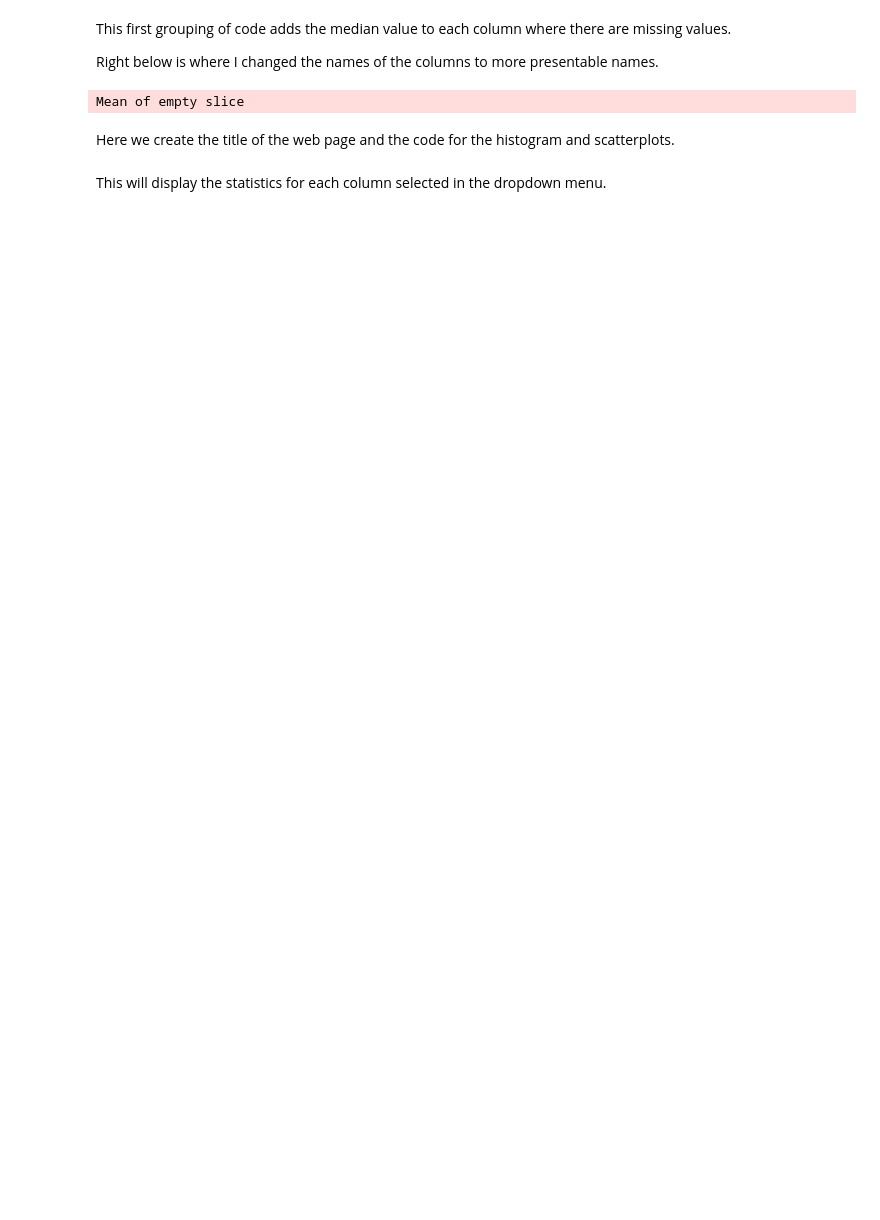
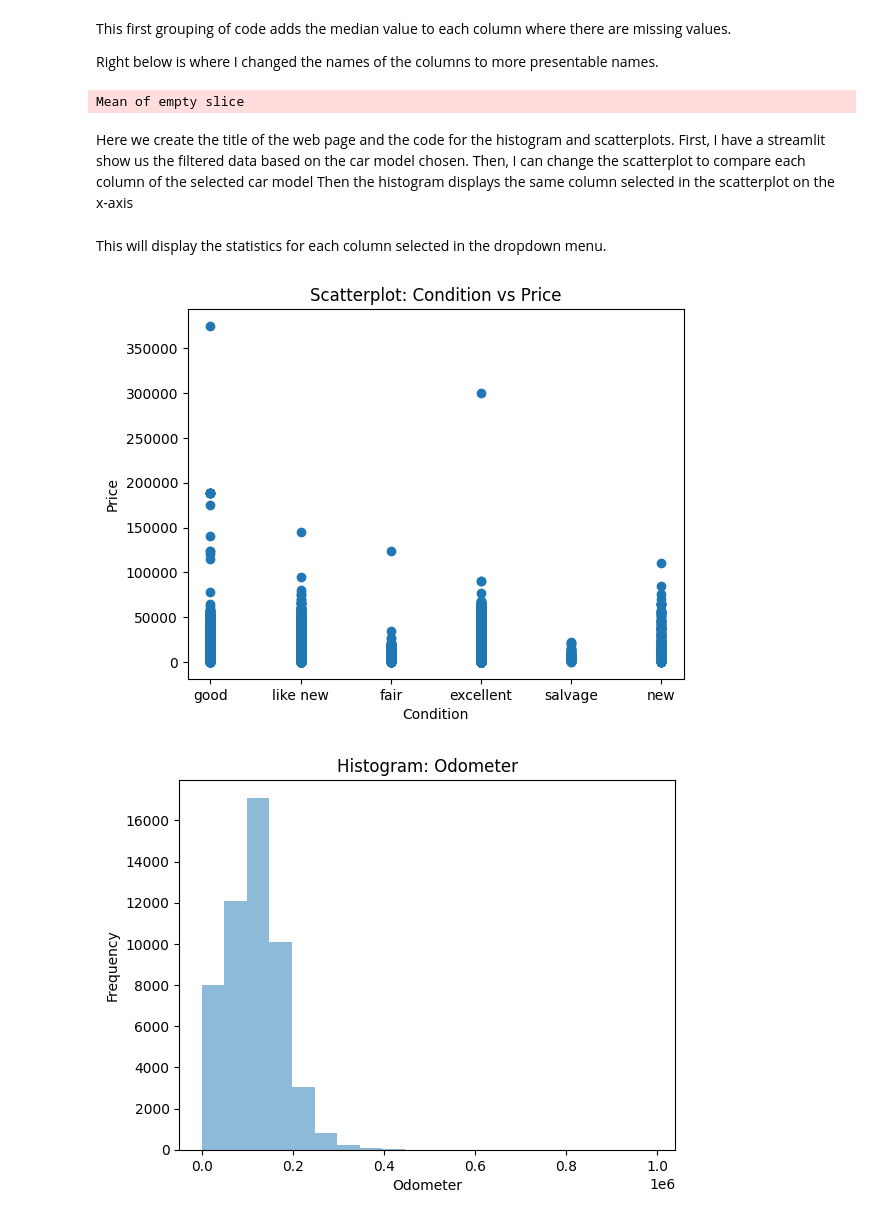
Before and after one commit to ZachLoftin/webapp, a Jupyter notebook: EDA.ipynb, the cells around one changed output. Cells and saved outputs as stored; diff of their text form; code cells hidden in the pictures; blank space fills up the shorter version.

```diff
--- a/EDA.ipynb
+++ b/EDA.ipynb
@@ -34,8 +35,11 @@ new_column_names = {'price': 'Price', 'model_year': 'Model Year', 'model': 'Mode
 vehicle_data.rename(columns=new_column_names, inplace=True)
 # %% [output]
 Mean of empty slice
-# %% [markdown]
-Here we create the title of the web page and the code for the histogram and scatterplots.
+# %% [markdown]
+Here we create the title of the web page and the code for the histogram and scatterplots.
+First, I have a streamlit show us the filtered data based on the car model chosen.
+Then, I can change the scatterplot to compare each column of the selected car model
+Then the histogram displays the same column selected in the scatterplot on the x-axis
 # %%
 st.title('Vehicle Data Analysis Tool')
 
@@ -66,3 +70,17 @@ This will display the statistics for each column selected in the dropdown menu.
 st.write(f"Statistics for {x_column}:")
 
 st.write(vehicle_data[x_column].describe())
+# %%
+plt.scatter(vehicle_data['Condition'], vehicle_data['Price'])
+plt.title('Scatterplot: Condition vs Price')
+plt.xlabel('Condition')
+plt.ylabel('Price')
+plt.show()
+
+vehicle_data['Odometer'].plot.hist(bins=20, alpha=0.5)
+plt.title('Histogram: Odometer')
+plt.xlabel('Odometer')
+plt.show()
+# %% [output]
+[figure, added]
+[figure, added]
```
Also changed, not shown: parts of 2 cells of this notebook, 2 other files.
